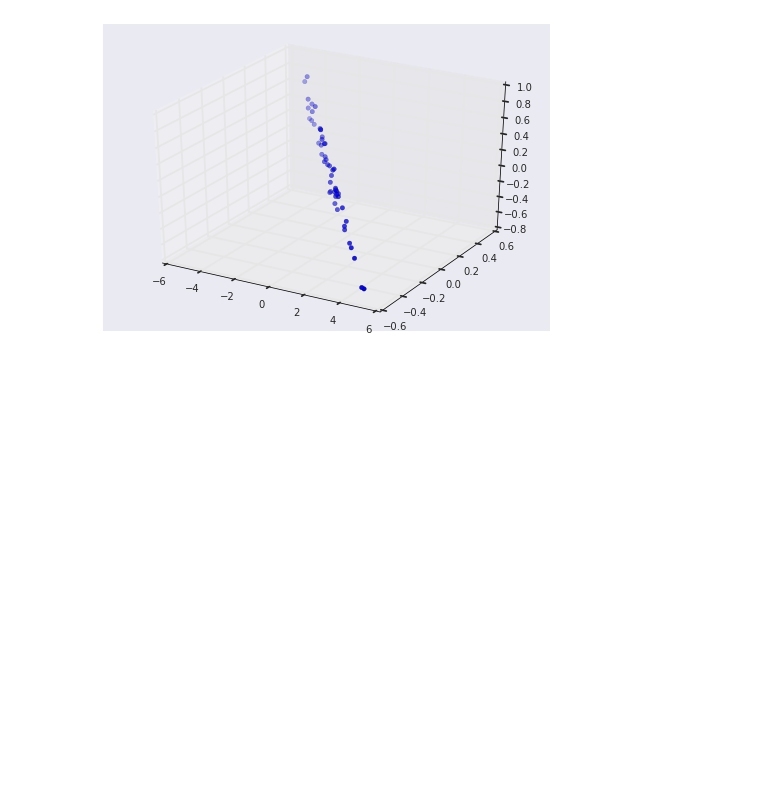
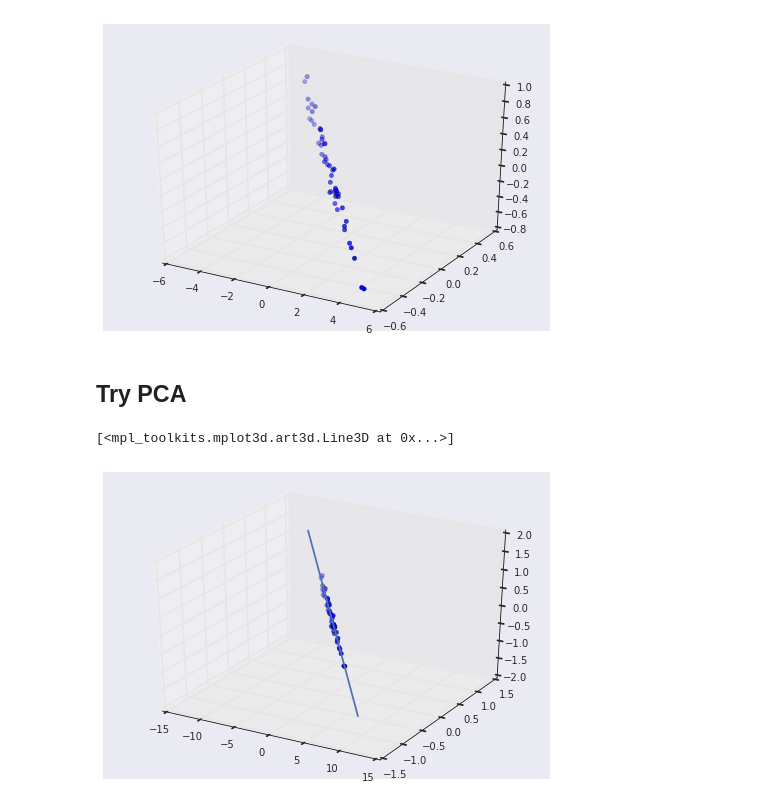
Before and after one commit to rhofour/thunder, a Jupyter notebook: python/thunder/factorization/Factor Analsysis Example.ipynb, the cells around one changed output. Drawn from its saved outputs; the diff is of its cells as text; code cells hidden in the pictures; blank space fills up the shorter version.

```diff
--- a/python/thunder/factorization/Factor Analsysis Example.ipynb
+++ b/python/thunder/factorization/Factor Analsysis Example.ipynb
@@ -31,3 +35,17 @@ ax.scatter(localX[:, 0], localX[:, 1], localX[:, 2])
 # %% [output]
 <mpl_toolkits.mplot3d.art3d.Patch3DCollection at 0x...>
 [figure]
+# %% [markdown]
+## Try PCA
+# %%
+pcaModel = PCA(k=1).fit(x)
+# %%
+fig = plt.figure()
+ax = fig.add_subplot(111, projection='3d')
+ax.scatter(localX[:, 0], localX[:, 1], localX[:, 2])
+
+line = linspace(-10, 10)[:, newaxis] * pcaModel.comps
+ax.plot(line[:,0], line[:,1], line[:,2])
+# %% [output]
+[<mpl_toolkits.mplot3d.art3d.Line3D at 0x...>]
+[figure, added]
```
Also changed, not shown: parts of 3 cells of this notebook.
